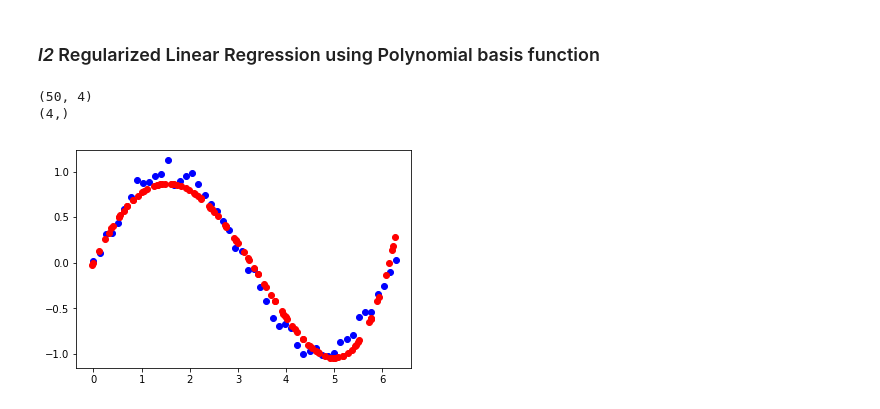
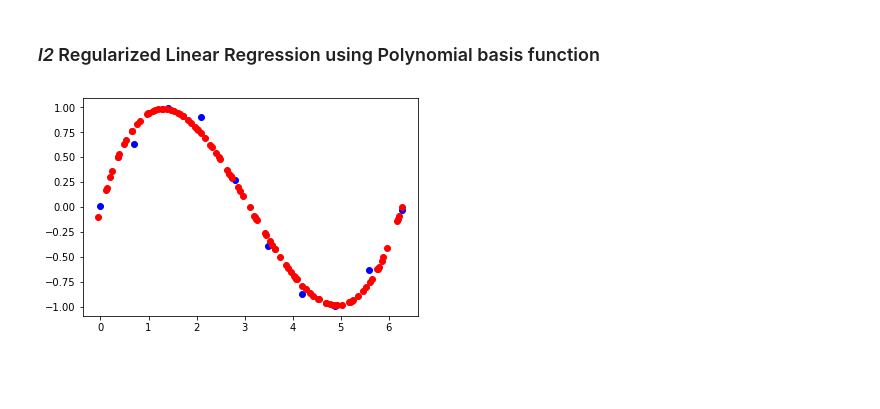
Before and after one commit to AravindGanesh/ML, a Jupyter notebook: hw0/problem 3.ipynb, the cells around one changed output. Cells and saved outputs as stored; diff of their text form; code cells hidden in the pictures; blank space fills up the shorter version.

```diff
--- a/hw0/problem 3.ipynb
+++ b/hw0/problem 3.ipynb
@@ -6,7 +6,7 @@ import numpy as np
 import matplotlib.pyplot as plt
 # %%
 # Generate training samples
-N = 50 # Number of training samples
+N = 10 # Number of training samples
 # Generate equispaced floats in the interval [0, 2π]
 x = np.linspace(0, 2*np.pi, N)
 # Generate noise
@@ -36,19 +36,18 @@ def polynomial(X, _M):
         _phi_x = np.c_[_phi_x, X**i]
     return _phi_x
 # %%
+# without regularization
 M = 4
-l = 0.5
-y1 = y - np.mean(y)
+l = 0.0
+y1 = y - np.mean(y) # make mean zero so that we do not need to use bias
 x_train = polynomial(x, M)
-print(x_train.shape)
+# print(x_train.shape)
 w1 = get_regularized_weights(x_train,y1, l)
-print(w1.shape)
+# print(w1.shape)
 y_predict = np.dot(polynomial(x_test, M), w1) + np.mean(y)
 # plotting
 plt.plot(x,y,'bo')
 plt.plot(x_test, y_predict, 'ro')
 plt.show()
 # %% [output]
-(50, 4)
-(4,)
-[figure, old version]
+[figure, new version]
```
Also changed, not shown: parts of 6 cells of this notebook.
